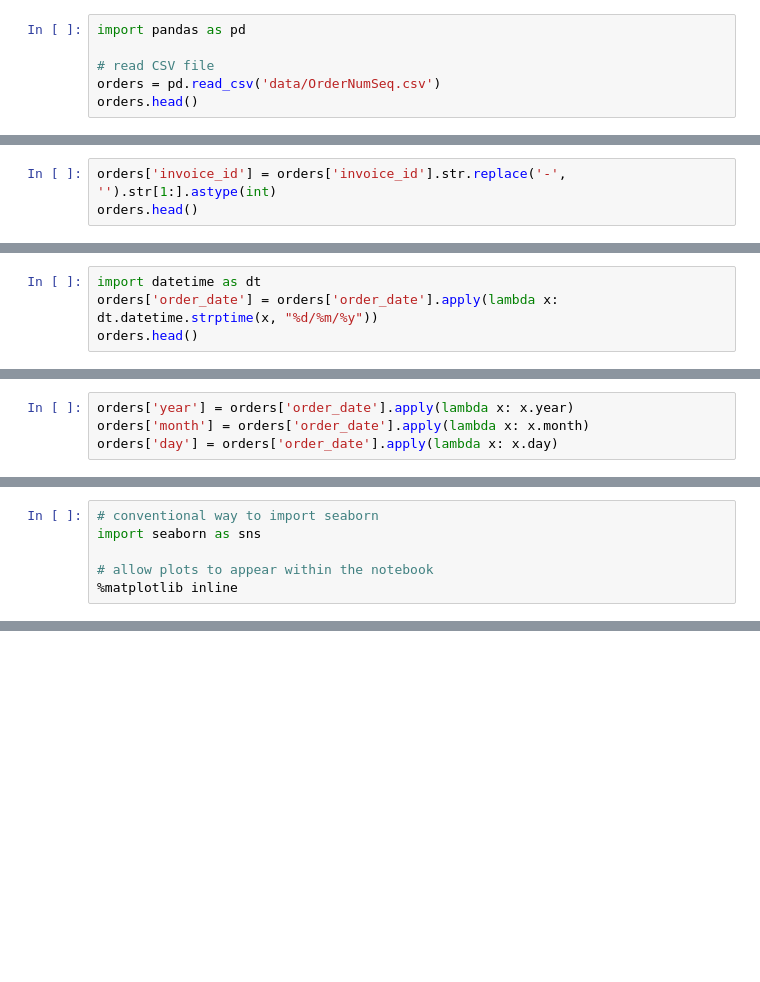
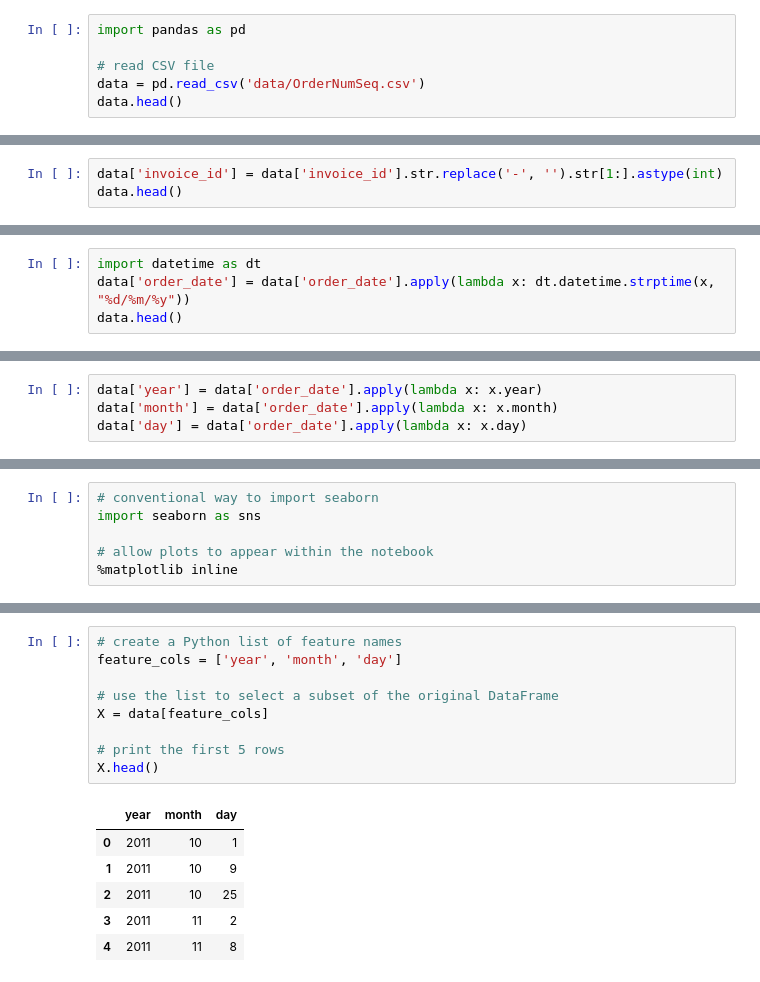
Before and after one commit to mgudipati-saven/ML, a Jupyter notebook: OrderNumSeqPredictionUsingLinearRegression.ipynb, the cells around one changed output, grey strips where cells are left out. Saved outputs shown, nothing was run; the diff lists cells and outputs as text; blank space fills up the shorter version.

```diff
--- a/OrderNumSeqPredictionUsingLinearRegression.ipynb
+++ b/OrderNumSeqPredictionUsingLinearRegression.ipynb
@@ -2,8 +28,8 @@
 import pandas as pd
 
 # read CSV file
-orders = pd.read_csv('data/OrderNumSeq.csv')
-orders.head()
+data = pd.read_csv('data/OrderNumSeq.csv')
+data.head()
 # %% [output]
 |  | invoice_id | order_date |
 | 0 | P-102-7259-9819 | 01/10/11 |
@@ -25,8 +51,8 @@ orders.tail()
 | 25891 | P-144-8605-4788 | 27/06/16 |
 | 25892 | P-144-8615-4702 | 27/06/16 |
 # %%
-orders['invoice_id'] = orders['invoice_id'].str.replace('-', '').str[1:].astype(int)
-orders.head()
+data['invoice_id'] = data['invoice_id'].str.replace('-', '').str[1:].astype(int)
+data.head()
 # %% [output]
 |  | invoice_id | order_date |
 | 0 | 10272599819 | 01/10/11 |
@@ -36,8 +62,8 @@ orders.head()
 | 4 | 10380091414 | 08/11/11 |
 # %%
 import datetime as dt
-orders['order_date'] = orders['order_date'].apply(lambda x: dt.datetime.strptime(x, "%d/%m/%y"))
-orders.head()
+data['order_date'] = data['order_date'].apply(lambda x: dt.datetime.strptime(x, "%d/%m/%y"))
+data.head()
 # %% [output]
 |  | invoice_id | order_date |
 | 0 | 10272599819 | 2011-10-01 |
@@ -46,7 +72,7 @@ orders.head()
 | 3 | 10358374851 | 2011-11-02 |
 | 4 | 10380091414 | 2011-11-08 |
 # %%
-orders['year'] = orders['order_date'].apply(lambda x: x.year)
-orders['month'] = orders['order_date'].apply(lambda x: x.month)
-orders['day'] = orders['order_date'].apply(lambda x: x.day)
+data['year'] = data['order_date'].apply(lambda x: x.year)
+data['month'] = data['order_date'].apply(lambda x: x.month)
+data['day'] = data['order_date'].apply(lambda x: x.day)
 # %%
@@ -72,0 +125,16 @@ sns.pairplot(orders, x_vars=['year', 'month', 'day'], y_vars='invoice_id', size=
+# %%
+# create a Python list of feature names
+feature_cols = ['year', 'month', 'day']
+
+# use the list to select a subset of the original DataFrame
+X = data[feature_cols]
+
+# print the first 5 rows
+X.head()
+# %% [output]
+|  | year | month | day |
+| 0 | 2011 | 10 | 1 |
+| 1 | 2011 | 10 | 9 |
+| 2 | 2011 | 10 | 25 |
+| 3 | 2011 | 11 | 2 |
+| 4 | 2011 | 11 | 8 |
```
Also changed, not shown: parts of 34 cells of this notebook.
